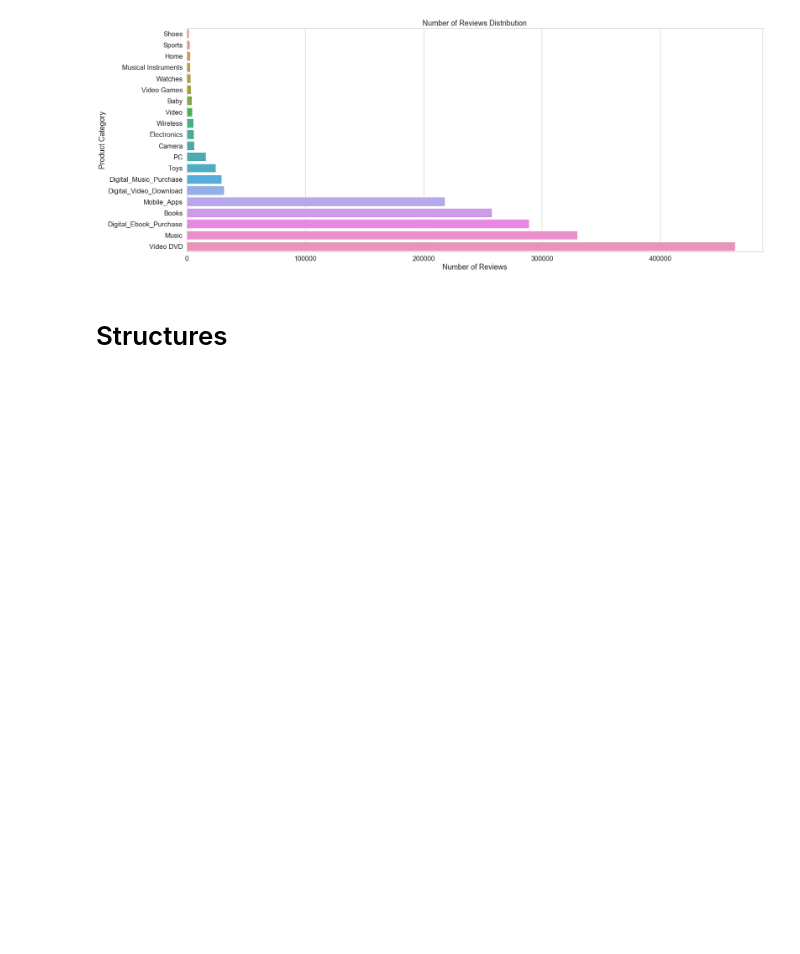
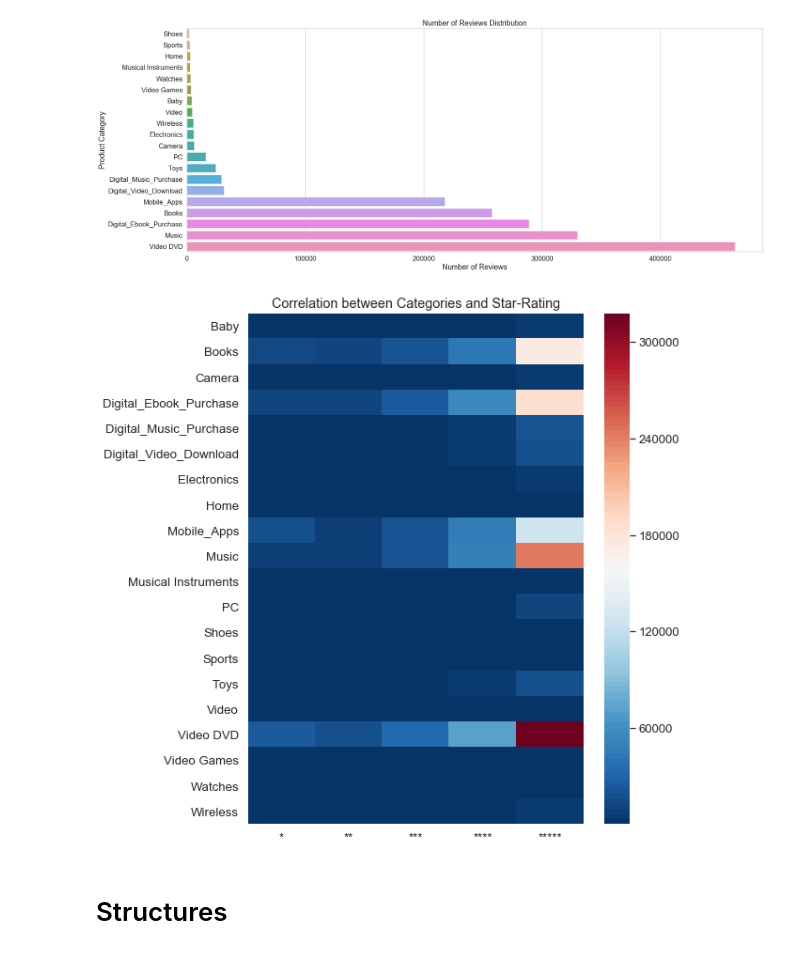
Before and after one commit to carmignanivittorio/Amazon-review-dataset-analysis, a Jupyter notebook: DataProcessing.ipynb, the cells around one changed output. Cells and saved outputs as stored; diff of their text form; code cells hidden in the pictures; blank space fills up the shorter version.

Commit message:
Merge branch 'master' of https://github.com/carmignanivittorio/SocialGraphProject
upload new graph for data processing

```diff
--- a/DataProcessing.ipynb
+++ b/DataProcessing.ipynb
@@ -182,12 +182,15 @@ for index, row in heatDF.iterrows():
     matrix[cat_ind[row[0]],row[1]-1] = row[2]
 # %%
 sns.set(font_scale=1.2,style="whitegrid",rc={'figure.figsize':(8,10)})
+plt.title("Correlation between Categories and Star-Rating")
 sns.heatmap(matrix,
             xticklabels=['*'*i for i in range(1,6)],
             yticklabels=categories,
            cmap=sns.color_palette("RdBu_r", 100),
            vmin=50)
 plt.show()
+# %% [output]
+[figure, added]
 # %% [markdown]
 # Structures
 # %% [markdown]
```
Also changed, not shown: 1 other file.
